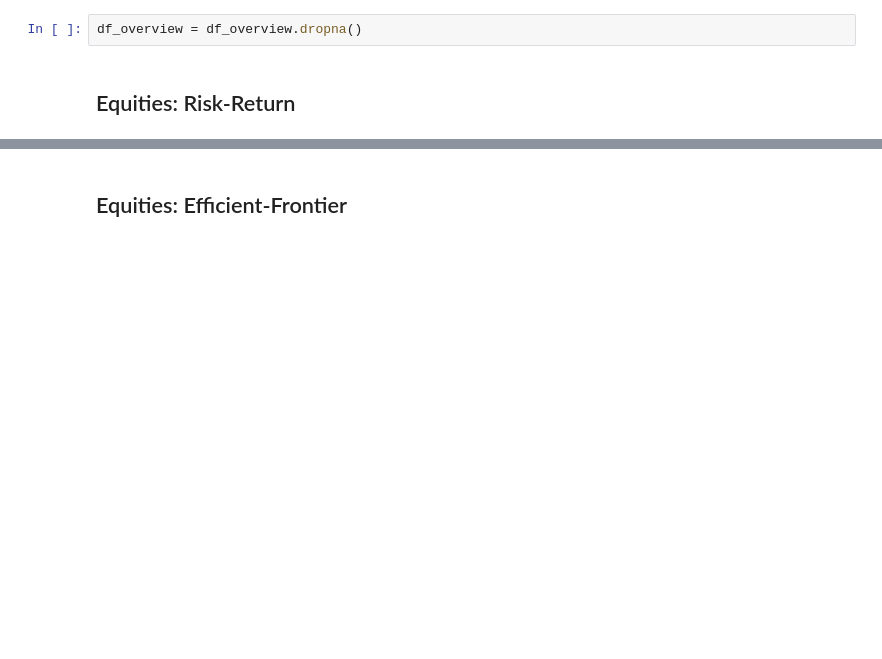
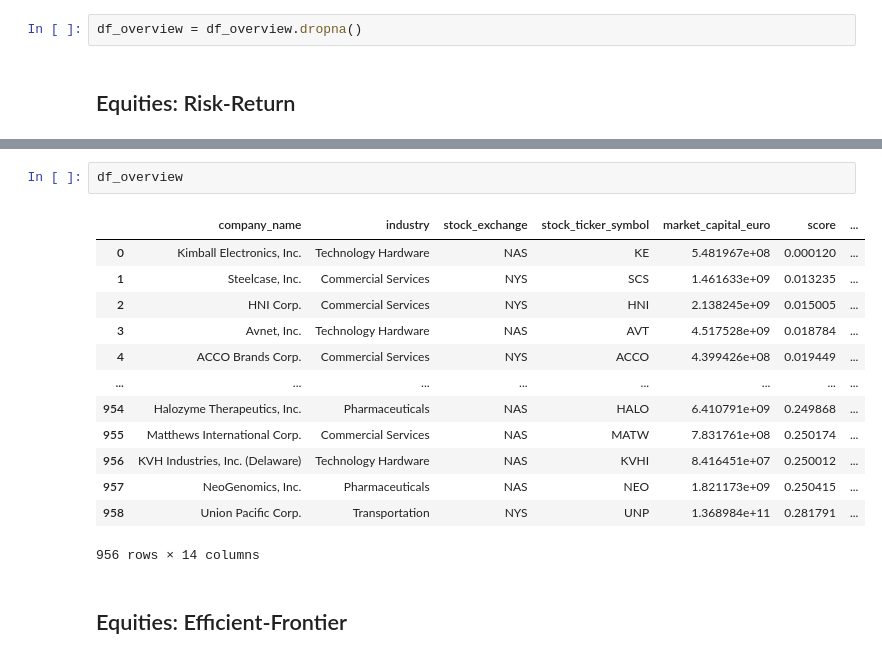
Before and after one commit to Herb-sh/sustainability_portfolio_optimisation, a Jupyter notebook: notebooks/3.data_analysis.ipynb, the cells around one changed output, grey strips where cells are left out. Saved outputs shown, nothing was run; the diff lists cells and outputs as text; blank space fills up the shorter version.

```diff
--- a/notebooks/3.data_visualization.ipynb
+++ b/notebooks/3.data_analysis.ipynb
@@ -38,5 +38,21 @@ fig.update_traces(textposition='top center')
 fig.show()
 # %% [output]
 [interactive output not drawn]
+# %%
+df_overview
+# %% [output]
+|  | company_name | industry | stock_exchange | stock_ticker_symbol | market_capital_euro | score | ... |
+| 0 | Kimball Electronics, Inc. | Technology Hardware | NAS | KE | 5.481967e+08 | 0.000120 | ... |
+| 1 | Steelcase, Inc. | Commercial Services | NYS | SCS | 1.461633e+09 | 0.013235 | ... |
+| 2 | HNI Corp. | Commercial Services | NYS | HNI | 2.138245e+09 | 0.015005 | ... |
+| 3 | Avnet, Inc. | Technology Hardware | NAS | AVT | 4.517528e+09 | 0.018784 | ... |
+| 4 | ACCO Brands Corp. | Commercial Services | NYS | ACCO | 4.399426e+08 | 0.019449 | ... |
+| ... | ... | ... | ... | ... | ... | ... | ... |
+| 954 | Halozyme Therapeutics, Inc. | Pharmaceuticals | NAS | HALO | 6.410791e+09 | 0.249868 | ... |
+| 955 | Matthews International Corp. | Commercial Services | NAS | MATW | 7.831761e+08 | 0.250174 | ... |
+| 956 | KVH Industries, Inc. (Delaware) | Technology Hardware | NAS | KVHI | 8.416451e+07 | 0.250012 | ... |
+| 957 | NeoGenomics, Inc. | Pharmaceuticals | NAS | NEO | 1.821173e+09 | 0.250415 | ... |
+| 958 | Union Pacific Corp. | Transportation | NYS | UNP | 1.368984e+11 | 0.281791 | ... |
+956 rows × 14 columns
 # %% [markdown]
 ## Equities: Efficient-Frontier
```
Also changed, not shown: parts of 2 cells of this notebook, 5 other files.
